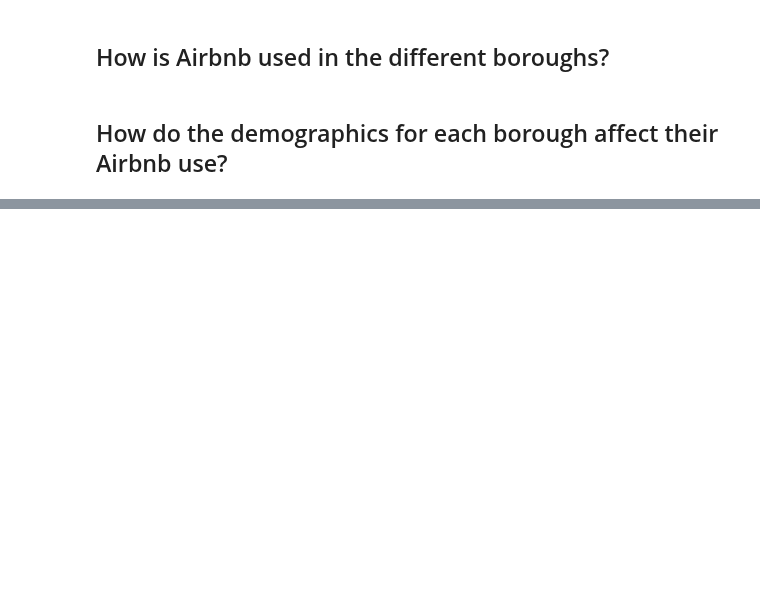
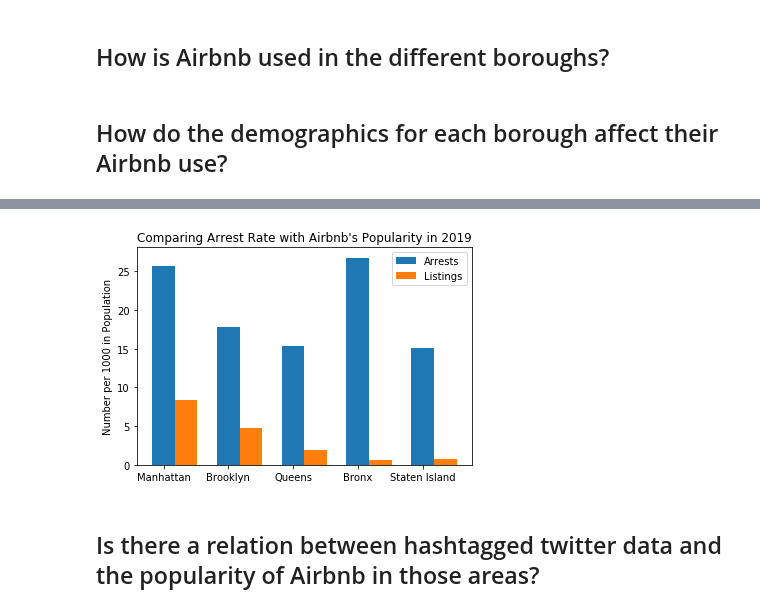
Before and after one commit to hayden4davey/Project1-Group2, a Jupyter notebook: Final Airbnb Analysis.ipynb, the cells around one changed output, grey strips where cells are left out. Cells and saved outputs as stored; diff of their text form; code cells hidden in the pictures; blank space fills up the shorter version.

Commit message:
adding arrest and twitter plots

```diff
--- a/Final Airbnb Analysis.ipynb
+++ b/Final Airbnb Analysis.ipynb
@@ -97,0 +98,4 @@ SyntaxError: invalid syntax (<ipython-input-42-0e344f83c815>, line 2)
+# %%
+#Extract arrest data and convert data frame
+arrest_df = pd.read_csv("Resources/NYPD_Arrest_Data__Year_to_Date_.csv")
+arrest_df.head()
@@ -97,0 +121,8 @@ SyntaxError: invalid syntax (<ipython-input-42-0e344f83c815>, line 2)
+# %%
+#Add population column and arrests per 1000 column
+total_arrest_df['Population'] = [pop_dict['Brooklyn'],
+                                pop_dict['Manhattan'],
+                                pop_dict['Bronx'],
+                                pop_dict['Queens'],
+                                pop_dict['Staten Island']]
+total_arrest_df
@@ -97,0 +136,8 @@ SyntaxError: invalid syntax (<ipython-input-42-0e344f83c815>, line 2)
+# %%
+#Create dataframe for total listings by borough
+total_listing_df = pd.DataFrame(abb_df['Neighbourhood Group'].value_counts())
+
+#Clean up df
+total_listing_df = total_listing_df.reset_index()
+total_listing_df = total_listing_df.rename(columns={'index':'Borough', 'Neighbourhood Group':'Total Listings'})
+total_listing_df
@@ -97,0 +151,8 @@ SyntaxError: invalid syntax (<ipython-input-42-0e344f83c815>, line 2)
+# %%
+#Merge with arrest df
+
+comparison_df = total_listing_df.merge(total_arrest_df, how='outer', on='Borough')
+comparison_df['Arrests per 1000'] = comparison_df['Total Arrests'] / comparison_df['Population'] * 1000
+comparison_df['Listings per 1000'] = comparison_df['Total Listings'] / comparison_df['Population'] * 1000
+comparison_df = comparison_df.set_index('Borough')
+comparison_df
@@ -97,0 +167,21 @@ SyntaxError: invalid syntax (<ipython-input-42-0e344f83c815>, line 2)
+# %%
+#Plot arrest rate vs airnbnb listing rate
+fig, ax = plt.subplots()
+
+ind = np.arange(5)
+width = 0.35
+
+ax.bar(ind, comparison_df['Arrests per 1000'], width, label='Arrests')
+ax.bar(ind+width, comparison_df['Listings per 1000'], width, label='Listings')
+
+ax.set_xticklabels((0, 'Manhattan', 'Brooklyn', 'Queens', 'Bronx', 'Staten Island'))
+
+plt.title("Comparing Arrest Rate with Airbnb's Popularity in 2019")
+plt.ylabel('Number per 1000 in Population')
+plt.legend(loc='upper right')
+
+plt.savefig('Output/ArrestsandAirbnb')
+# %% [output]
+[figure, added]
+# %% [markdown]
+## Is there a relation between hashtagged twitter data and the popularity of Airbnb in those areas?
```
Also changed, not shown: parts of 13 cells of this notebook, 2 other files.
